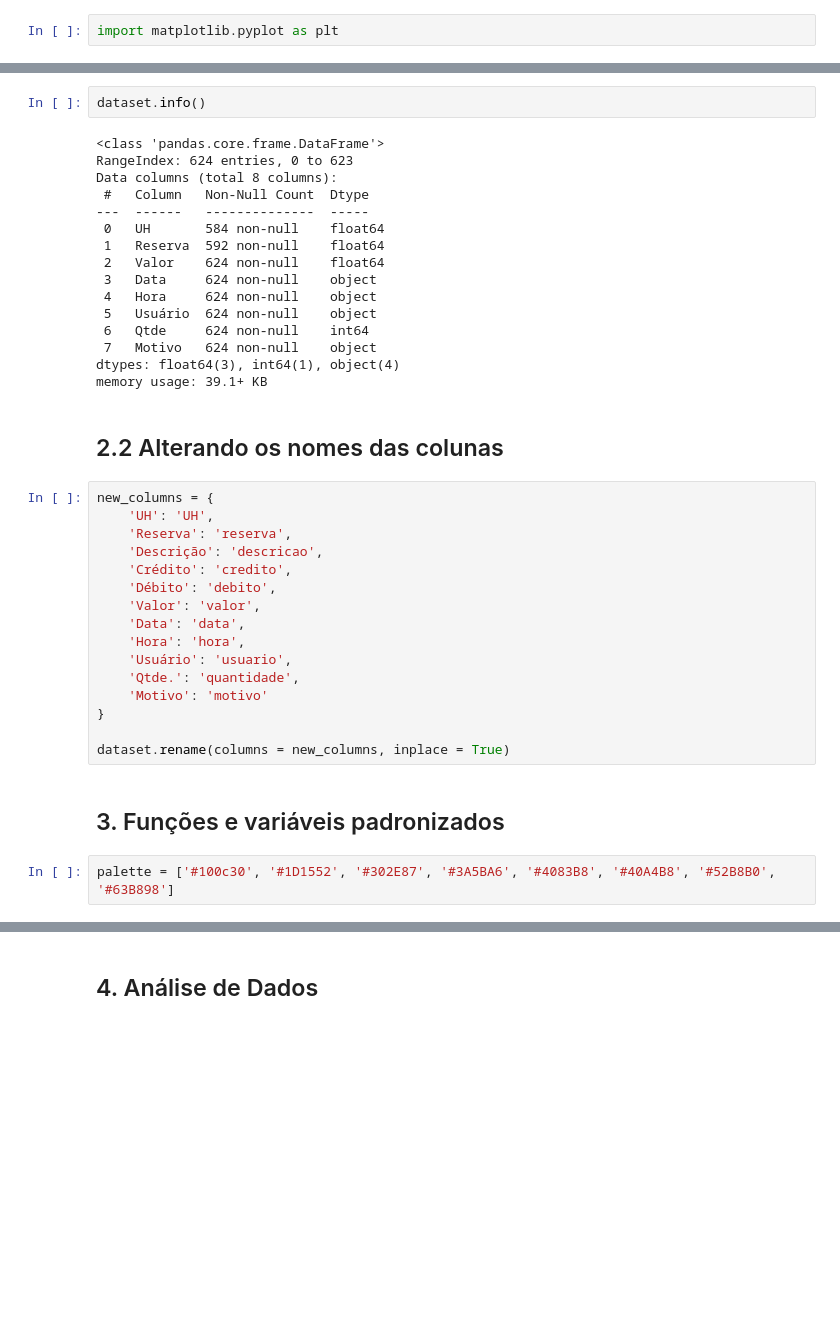
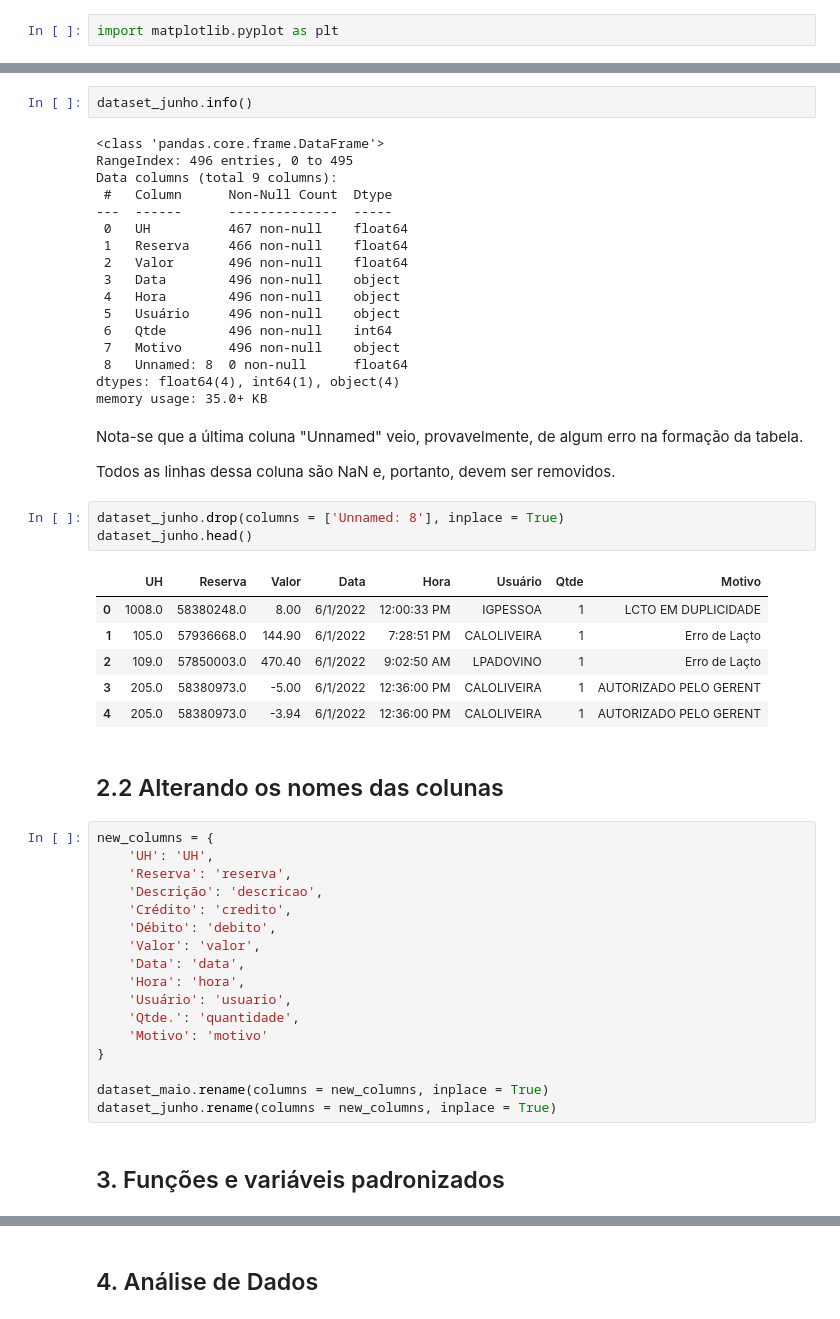
Before and after one commit to strawndri/slaviero-suct-data-analysis, a Jupyter notebook: Notebooks/analise_estornos.ipynb, the cells around one changed output, grey strips where cells are left out. Drawn from its saved outputs; the diff is of its cells as text; blank space fills up the shorter version.

```diff
--- a/Notebooks/analise_estornos.ipynb
+++ b/Notebooks/analise_estornos.ipynb
@@ -60,21 +83,36 @@ dataset.head()
 # %%
-dataset.info()
+dataset_junho.info()
 # %% [output]
 <class 'pandas.core.frame.DataFrame'>
-RangeIndex: 624 entries, 0 to 623
-Data columns (total 8 columns):
- #   Column   Non-Null Count  Dtype
----  ------   --------------  -----
- 0   UH       584 non-null    float64
- 1   Reserva  592 non-null    float64
- 2   Valor    624 non-null    float64
- 3   Data     624 non-null    object
- 4   Hora     624 non-null    object
- 5   Usuário  624 non-null    object
- 6   Qtde     624 non-null    int64
- 7   Motivo   624 non-null    object
-dtypes: float64(3), int64(1), object(4)
-memory usage: 39.1+ KB
+RangeIndex: 496 entries, 0 to 495
+Data columns (total 9 columns):
+ #   Column      Non-Null Count  Dtype
+---  ------      --------------  -----
+ 0   UH          467 non-null    float64
+ 1   Reserva     466 non-null    float64
+ 2   Valor       496 non-null    float64
+ 3   Data        496 non-null    object
+ 4   Hora        496 non-null    object
+ 5   Usuário     496 non-null    object
+ 6   Qtde        496 non-null    int64
+ 7   Motivo      496 non-null    object
+ 8   Unnamed: 8  0 non-null      float64
+dtypes: float64(4), int64(1), object(4)
+memory usage: 35.0+ KB
+# %% [markdown]
+Nota-se que a última coluna "Unnamed" veio, provavelmente, de algum erro na formação da tabela.
+
+Todos as linhas dessa coluna são NaN e, portanto, devem ser removidos.
+# %%
+dataset_junho.drop(columns = ['Unnamed: 8'], inplace = True)
+dataset_junho.head()
+# %% [output]
+|  | UH | Reserva | Valor | Data | Hora | Usuário | Qtde | Motivo |
+| 0 | 1008.0 | 58380248.0 | 8.00 | 6/1/2022 | 12:00:33 PM | IGPESSOA | 1 | LCTO EM DUPLICIDADE |
+| 1 | 105.0 | 57936668.0 | 144.90 | 6/1/2022 | 7:28:51 PM | CALOLIVEIRA | 1 | Erro de Laçto |
+| 2 | 109.0 | 57850003.0 | 470.40 | 6/1/2022 | 9:02:50 AM | LPADOVINO | 1 | Erro de Laçto |
+| 3 | 205.0 | 58380973.0 | -5.00 | 6/1/2022 | 12:36:00 PM | CALOLIVEIRA | 1 | AUTORIZADO PELO GERENT |
+| 4 | 205.0 | 58380973.0 | -3.94 | 6/1/2022 | 12:36:00 PM | CALOLIVEIRA | 1 | AUTORIZADO PELO GERENT |
 # %% [markdown]
 ## 2.2 Alterando os nomes das colunas
 # %%
@@ -92,8 +130,7 @@ new_columns = {
     'Motivo': 'motivo'
 }
 
-dataset.rename(columns = new_columns, inplace = True)
+dataset_maio.rename(columns = new_columns, inplace = True)
+dataset_junho.rename(columns = new_columns, inplace = True)
 # %% [markdown]
 ## 3. Funções e variáveis padronizados
-# %%
-palette = ['#100c30', '#1D1552', '#302E87', '#3A5BA6', '#4083B8', '#40A4B8', '#52B8B0', '#63B898']
```
Also changed, not shown: parts of 23 cells of this notebook.
